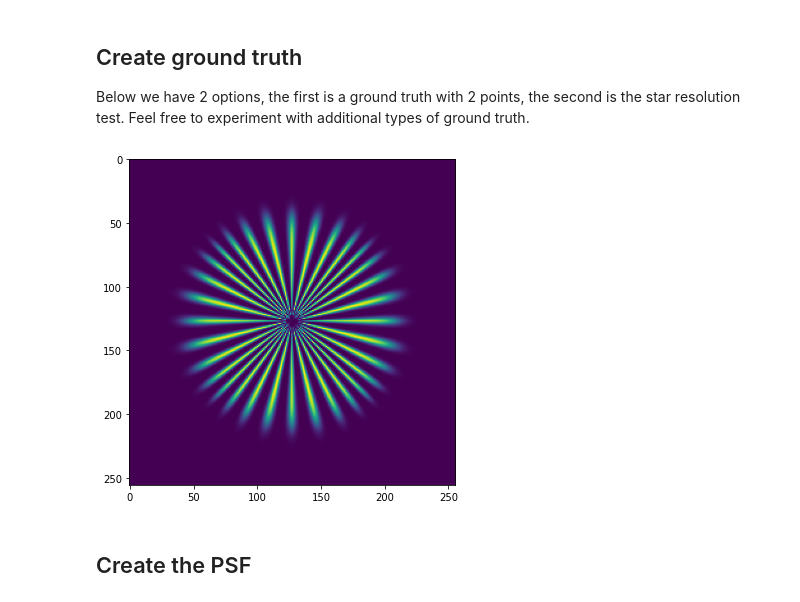
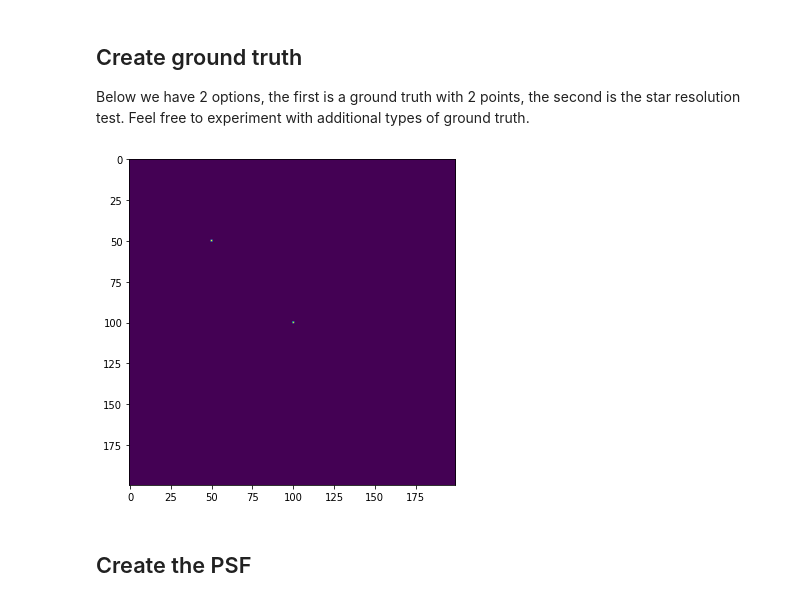
Before and after one commit to haesleinhuepf/I2K2022-napari-workshop, a Jupyter notebook: restoration/edges.ipynb, the cells around one changed output. Drawn from its saved outputs; the diff is of its cells as text; code cells hidden in the pictures.

```diff
--- a/restoration/edges.ipynb
+++ b/restoration/edges.ipynb
@@ -144,26 +161,26 @@ def pad(img, paddedsize, mode):
 
 Below we have 2 options, the first is a ground truth with 2 points, the second is the star resolution test.  Feel free to experiment with additional types of ground truth.
 # %%
-truth_type = 1
+truth_type = 0
 
 if truth_type == 0:
     n=200
     truth=np.zeros([n,n],dtype='float32')
 
     truth[n//4,n//4]=1000
     truth[n//2,n//2]=1000
 if truth_type == 1:
     from skimage.io import imread
     im_path='D:/images/i2k2022/deconvolution/'
     truth_name='star.tif'
 
     truth=imread(im_path+truth_name)
     truth=truth.astype('float32')
     n=truth.shape[0]
 
 fig=imshow2d(truth)
 # %% [output]
-[figure, old version]
+[figure, new version]
 # %% [markdown]
 ## Create the PSF
 # %%
```
Also changed, not shown: parts of 6 cells of this notebook.
